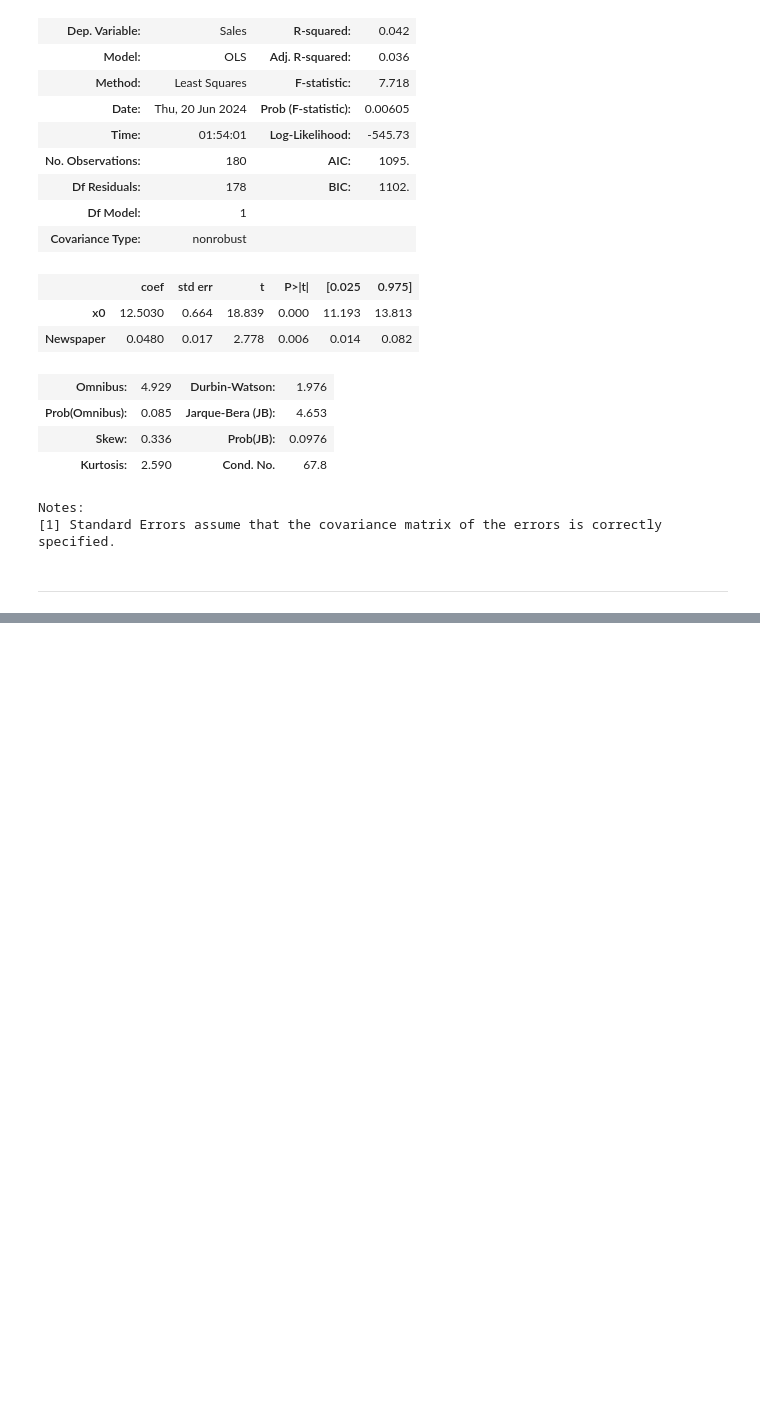
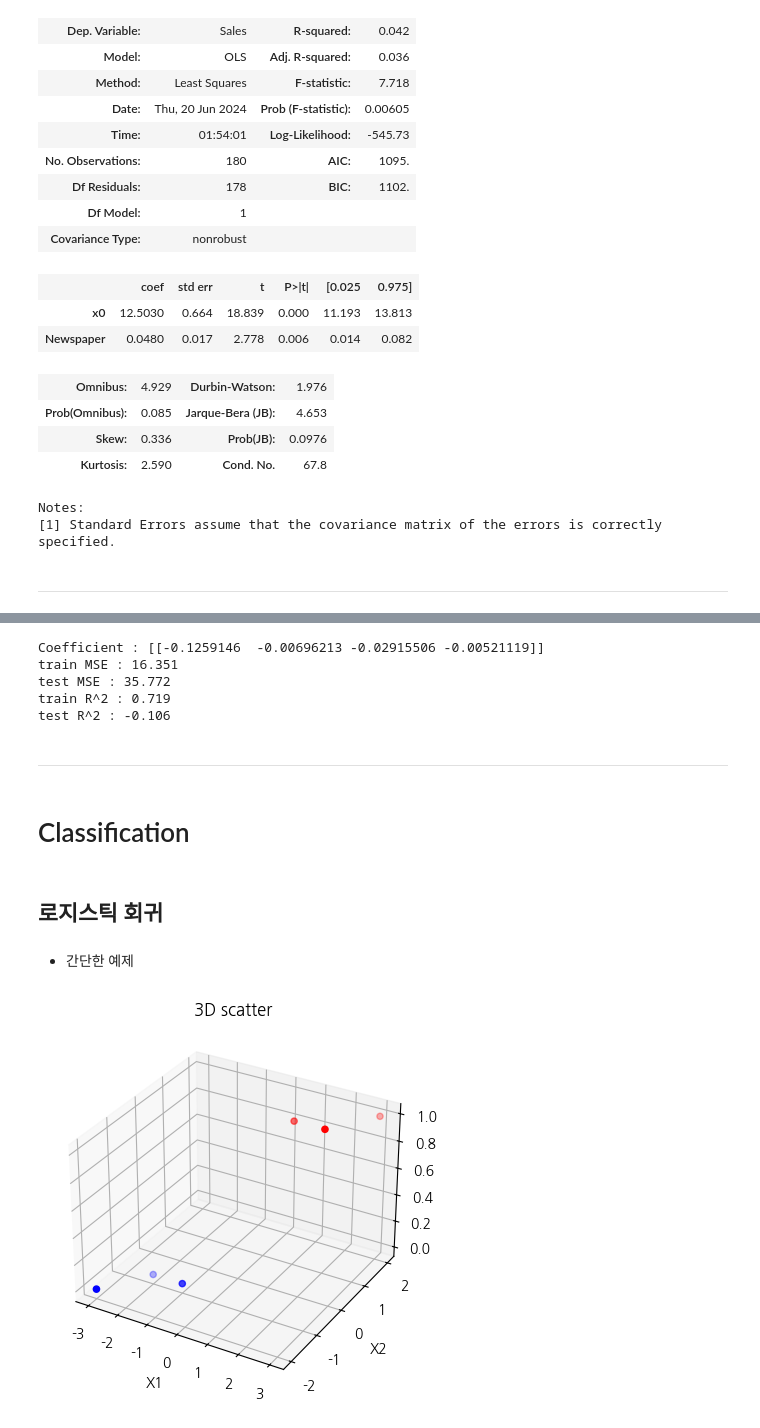
Before and after one commit to SurinSeong/machine_learning, a Jupyter notebook: reveiw_ML.ipynb, the cells around one changed output, grey strips where cells are left out. Saved outputs shown, nothing was run; the diff lists cells and outputs as text; code cells hidden in the pictures; blank space fills up the shorter version.

```diff
--- a/reveiw_ML.ipynb
+++ b/reveiw_ML.ipynb
@@ -1113,0 +1367,62 @@ Notes:
+# %%
+# mpg와 음의 상관관계에 있는 변수에 대한 DF 만들기
+auto_minus = auto[['mpg', 'cylinders', 'displacement', 'horsepower', 'weight']]
+# auto_minus['horsepower2'] = auto_minus.horsepower ** 2
+# auto_minus['weight2'] = auto_minus.weight ** 2
+
+# 데이터 분리하기
+# train / test 분리
+train = auto_minus[:-40]
+test = auto_minus[-40:]
+
+# train data의 feature, label 분리
+X_train = train.iloc[:, 1:]
+y_train = train[['mpg']]
+
+# test data의 feature, label 분리
+X_test = test.iloc[:, 1:]
+y_test = test[['mpg']]
+
+# 데이터 모델링 - auto 다중선형회귀 (사이킷런)
+model = linear_model.LinearRegression()
+
+# train data로 학습하기
+model.fit(X_train, y_train)
+
+# train data 예측
+y_train_pred = model.predict(X_train)
+
+# test data 예측
+y_test_pred = model.predict(X_test)
+
+# 기울기
+print('Coefficient :', model.coef_)
+# MSE
+print('train MSE :', round(mean_squared_error(y_train, y_train_pred), 3))
+print('test MSE :', round(mean_squared_error(y_test, y_test_pred), 3))
+# R^2 score
+print('train R^2 :', round(r2_score(y_train, y_train_pred), 3))
+print('test R^2 :', round(r2_score(y_test, y_test_pred), 3))
+# %% [output]
+Coefficient : [[-0.1259146  -0.00696213 -0.02915506 -0.00521119]]
+train MSE : 16.351
+test MSE : 35.772
+train R^2 : 0.719
+test R^2 : -0.106
+# %% [markdown]
+-------
+# %% [markdown]
+# Classification
+# %%
+import numpy as np
+import pandas as pd
+import seaborn as sns
+import matplotlib.pyplot as plt
+%matplotlib inline
+
+import matplotlib as mpl
+from matplotlib import font_manager, rc, cm
+# 마이너스 깨짐 현상 방지
+mpl.rcParams['axes.unicode_minus'] = False
+# 폰트 설정
+plt.rcParams['font.family'] = 'NanumGothic'
@@ -1113,0 +1445,18 @@ Notes:
+# %% [markdown]
+## 로지스틱 회귀
+# %% [markdown]
+* 간단한 예제
+# %%
+fig = plt.figure()
+ax = fig.add_subplot(111, projection='3d')
+
+ax.scatter([-1, -2, -3], [-1, -1, -2], [0, 0, 0], color='blue')
+ax.scatter([1, 2, 3], [1, 1, 2], [1, 1, 1], color='red')
+ax.set_xlabel('X1')
+ax.set_ylabel('X2')
+ax.set_zlabel('Y')
+
+plt.title('3D scatter')
+plt.show()
+# %% [output]
+[figure, added]
```
Also changed, not shown: parts of 142 cells of this notebook, 1 other file.
